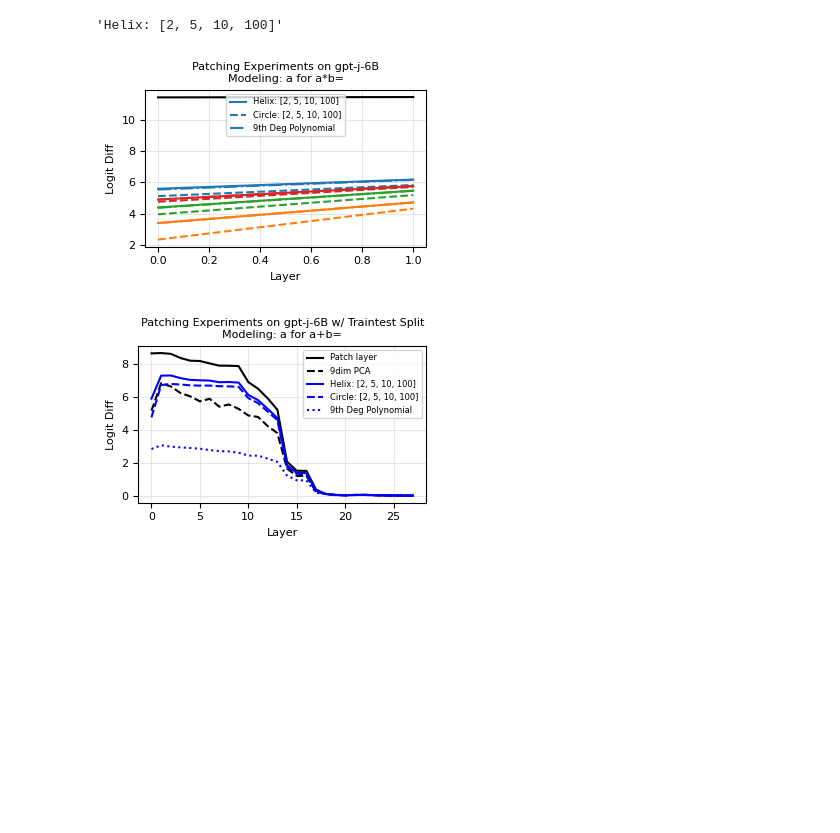
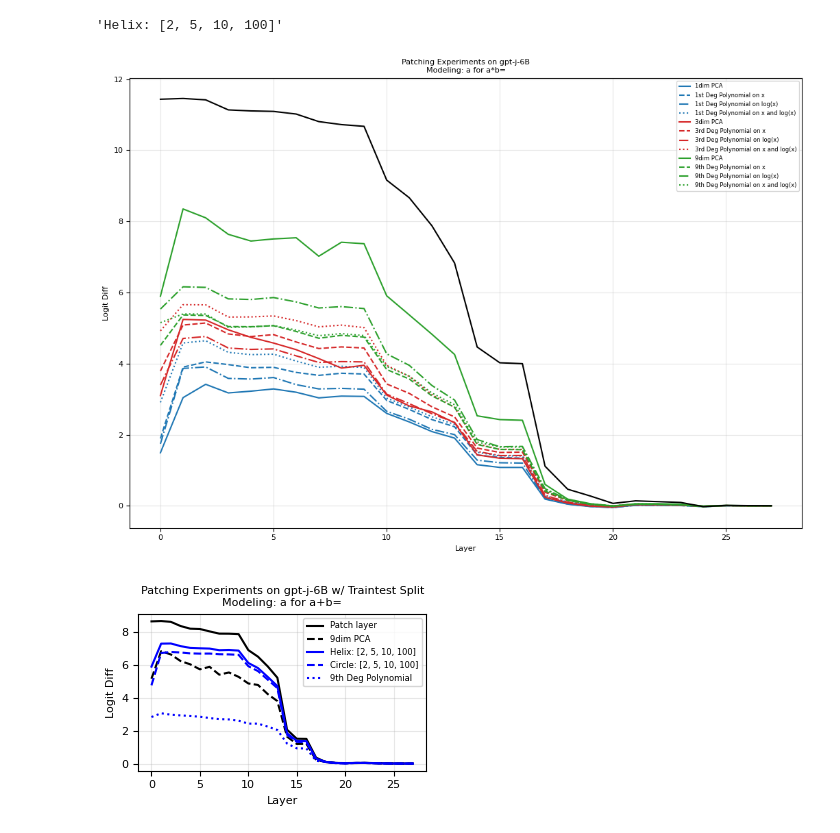
Before and after one commit to BorisTheBrave/llm-addition-takehome, a Jupyter notebook: llm-addition/experimentation/helix_fitting.ipynb, the cells around one changed output. Cells and saved outputs as stored; diff of their text form; code cells hidden in the pictures; blank space fills up the shorter version.

Commit message:
Investigate fitting logpoly and polylogpoly

```diff
--- a/llm-addition/experimentation/helix_fitting.ipynb
+++ b/llm-addition/experimentation/helix_fitting.ipynb
@@ -945,12 +960,13 @@ load_intervention_results('a', False, False)
 #
 # %%
 def get_all_param(target, fit_type, num_params):
-    assert fit_type in ['helix', 'poly', 'circle', 'pca', 'loghelix', 'logcircle', 'logpoly']
-    assert num_params in [3,5,7,9]
+    assert fit_type in ['helix', 'poly', 'circle', 'pca', 'loghelix', 'logcircle', 'logpoly','polylogpoly']
     if fit_type == 'poly':
         return [f'poly_{target}_{num_params}']
     if fit_type == 'logpoly':
         return [f'logpoly_{target}_{num_params}']
+    if fit_type == 'polylogpoly':
+        return [f'polylogpoly_{target}_{num_params}']
     if fit_type == 'pca':
         return [f'pca_{num_params}']
     bases = get_bases_perms()
@@ -963,7 +979,8 @@ def get_all_param(target, fit_type, num_params):
 def get_best(num_params, metric = 'logit_diff', target = 'a'):
     data = load_intervention_results(target)
     #fit_types = ['pca', 'helix', 'circle', 'poly']
-    fit_types = ['loghelix', 'logcircle', 'logpoly']
+    #fit_types = ['loghelix', 'logcircle', 'logpoly']
+    fit_types = ['pca', 'logpoly', 'polylogpoly', 'poly']
     results = {}
     for fit_type in fit_types:
         best = float('-inf')
@@ -994,13 +1009,29 @@ plt.rcParams.update({
     'figure.titlesize': 10,        # Overall figure title size
 })
 
+def nth(n):
+    if n == 1:
+        return '1st'
+    elif n == 2:
+        return '2nd'
+    elif n == 3:
+        return '3rd'
+    else:
+        return f'{n}th'
+
 def split_helix_type(helix_type):
     if 'pca' in helix_type:
         num = int(helix_type.split('_')[-1])
         return f'{num}dim PCA'
+    elif 'polylogpoly' in helix_type:
+        base = int(helix_type.split('_')[-1])
+        return f'{nth(base)} Deg Polynomial on x and log(x)'
+    elif 'logpoly' in helix_type:
+        base = int(helix_type.split('_')[-1])
+        return f'{nth(base)} Deg Polynomial on log(x)'
     elif 'poly' in helix_type:
         base = int(helix_type.split('_')[-1])
-        return f'{base}th Deg Polynomial'
+        return f'{nth(base)} Deg Polynomial on x'
     else:
         bases = eval(helix_type.split('_')[2])
         type_prefix = 'Helix' if 'helix' in helix_type else 'Circle'
@@ -1014,46 +1045,48 @@ split_helix_type('helix_a_[2, 5, 10, 100]_random')
 def plot_intervention_results(metric = 'logit_diff', target = 'a'):
     data = load_intervention_results(target)
 
-    plt.figure(figsize=(3.5, 2.5))
+    plt.figure(figsize=(3.5*3, 2.5*3))
     #toplots = ['pca', 'helix', 'circle', 'poly']
-    toplots = ['loghelix', 'logcircle', 'logpoly']
+    # toplots = ['loghelix', 'logcircle', 'logpoly', 'poly']
+    toplots = ['pca','poly', 'logpoly', 'polylogpoly']
     colors = ['#1f77b4', '#d62728', '#2ca02c', '#ff7f0e']  # Standard matplotlib colors
     linestyles = ['-', '--', '-.', ':']
-    for i, num_params in enumerate([9,7,5,3]):
+    poly_bases = [ 1, 3, 9]
+    for i, num_params in enumerate(poly_bases):
         fits = get_best(num_params)
         for j, toplot in enumerate(toplots):
             best_fit = fits[toplot]
             values = data[best_fit][metric]
             label = split_helix_type(best_fit)
-            if num_params == 9:
+            if num_params == max(poly_bases) or True:
                 plt.plot(values, color=colors[i], linestyle=linestyles[j],
                     label=label)
             elif toplot == 'helix':
                 plt.plot(values, color=colors[i], linestyle=linestyles[j],
                     label=f'{num_params} Params\n{label}')
             else:
                 plt.plot(values, color=colors[i], linestyle=linestyles[j])
     plt.plot(data['exchange'][metric], color='k', linestyle='-')
     plt.xlabel('Layer')
     plt.ylabel(metric.replace('_', ' ').title())
     plt.title(f'Patching Experiments on {MODEL_NAME}\nModeling: {target} for a{op}b=')
     plt.legend()
     plt.grid(True, alpha=0.3)
 
     # Save figure
     save_dir = 'figs/helix_intervention'
     os.makedirs(save_dir, exist_ok=True)
     save_path = f'{save_dir}/{metric}_by_layer_target_{target}_{MODEL_NAME}.png'
     plt.tight_layout()
     plt.savefig(save_path, bbox_inches='tight', dpi = 300)
     plt.show()
     plt.close()
 
 #MODEL_NAME = 'pythia-6.9b'#'Llama-3.1-8B''gpt-j-6B'#
 MODEL_NAME = 'gpt-j-6B'#
 plot_intervention_results(metric = 'logit_diff')
 # %% [output]
-[figure, old version]
+[figure, new version]
 # %%
 def plot_traintest_intervention_results(metric = 'logit_diff', target = 'a'):
     data = load_intervention_results(target, traintest = True)
```
Also changed, not shown: parts of 13 cells of this notebook.
